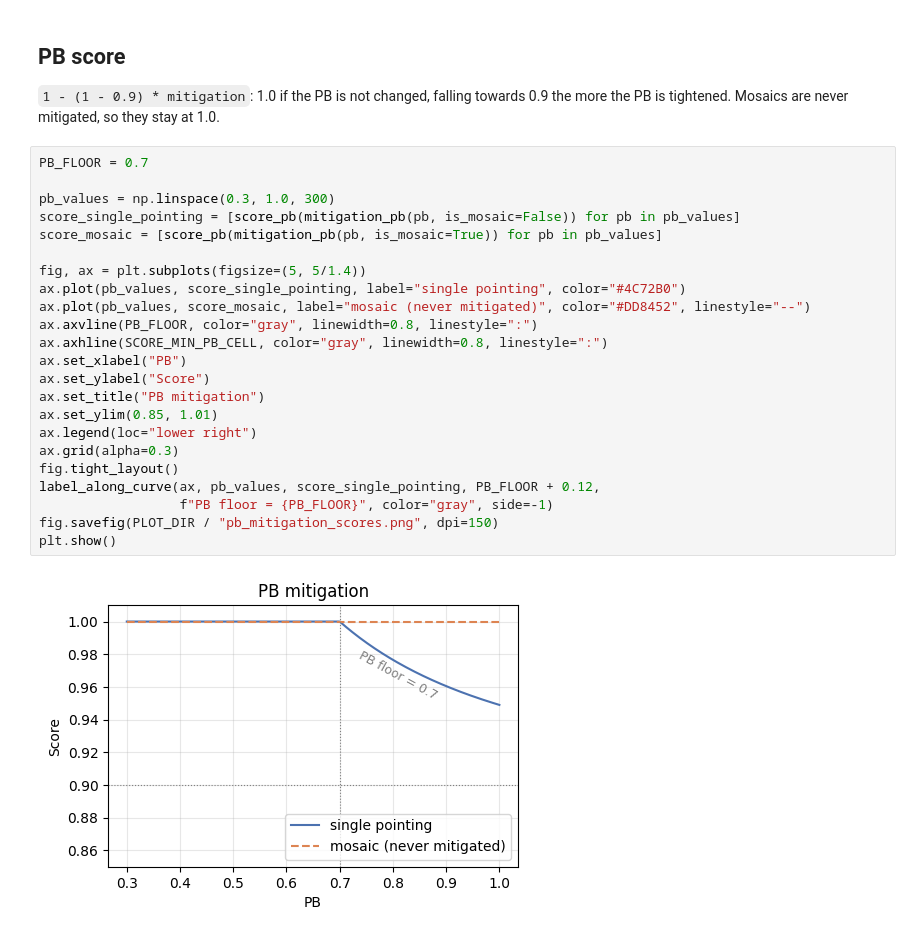
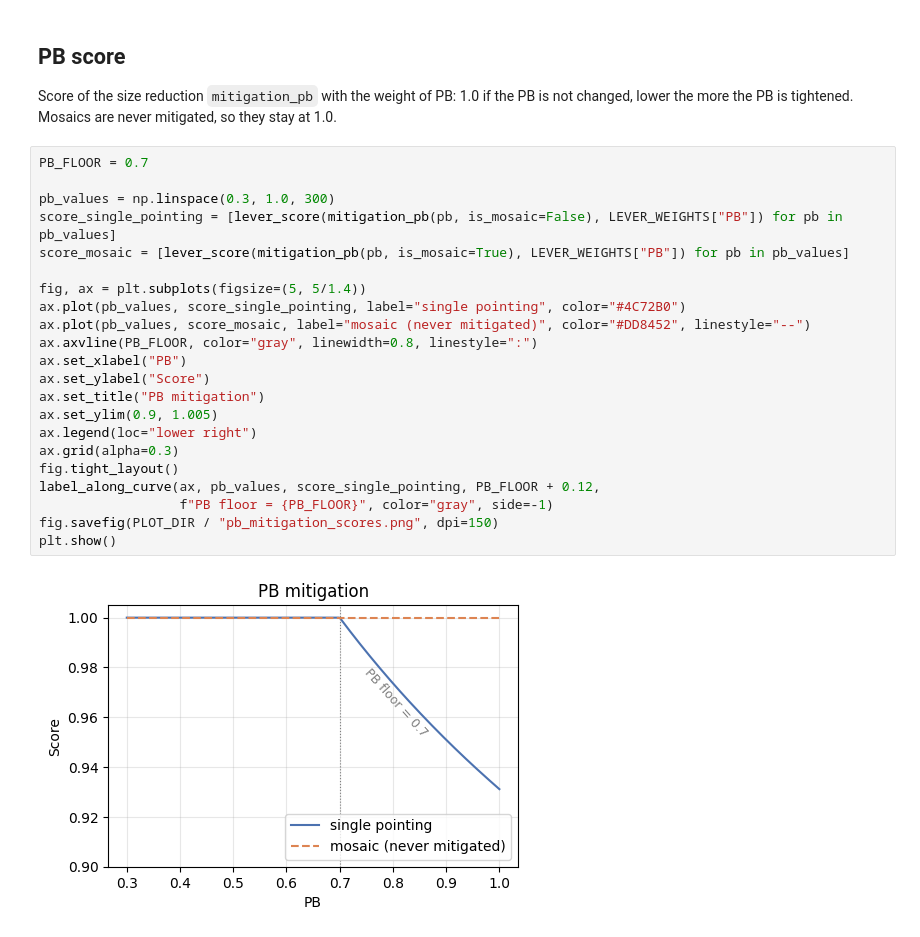
Before and after one commit to lukas-neumann-astro/alma_pipeline_smart_mitigation, a Jupyter notebook: diagnostic_plots_mitigation_scores.ipynb, the cells around one changed output. Cells and saved outputs as stored; diff of their text form.

```diff
--- a/diagnostic_plots_mitigation_scores.ipynb
+++ b/diagnostic_plots_mitigation_scores.ipynb
@@ -85,32 +112,31 @@ plt.show()
 # %% [markdown]
 ## PB score
 
-`1 - (1 - 0.9) * mitigation`: 1.0 if the PB is not changed, falling towards 0.9 the more the PB is tightened. Mosaics are never mitigated, so they stay at 1.0.
+Score of the size reduction `mitigation_pb` with the weight of PB: 1.0 if the PB is not changed, lower the more the PB is tightened. Mosaics are never mitigated, so they stay at 1.0.
 # %%
 PB_FLOOR = 0.7
 
 pb_values = np.linspace(0.3, 1.0, 300)
-score_single_pointing = [score_pb(mitigation_pb(pb, is_mosaic=False)) for pb in pb_values]
-score_mosaic = [score_pb(mitigation_pb(pb, is_mosaic=True)) for pb in pb_values]
+score_single_pointing = [lever_score(mitigation_pb(pb, is_mosaic=False), LEVER_WEIGHTS["PB"]) for pb in pb_values]
+score_mosaic = [lever_score(mitigation_pb(pb, is_mosaic=True), LEVER_WEIGHTS["PB"]) for pb in pb_values]
 
 fig, ax = plt.subplots(figsize=(5, 5/1.4))
 ax.plot(pb_values, score_single_pointing, label="single pointing", color="#4C72B0")
 ax.plot(pb_values, score_mosaic, label="mosaic (never mitigated)", color="#DD8452", linestyle="--")
 ax.axvline(PB_FLOOR, color="gray", linewidth=0.8, linestyle=":")
-ax.axhline(SCORE_MIN_PB_CELL, color="gray", linewidth=0.8, linestyle=":")
 ax.set_xlabel("PB")
 ax.set_ylabel("Score")
 ax.set_title("PB mitigation")
-ax.set_ylim(0.85, 1.01)
+ax.set_ylim(0.9, 1.005)
 ax.legend(loc="lower right")
 ax.grid(alpha=0.3)
 fig.tight_layout()
 label_along_curve(ax, pb_values, score_single_pointing, PB_FLOOR + 0.12,
                   f"PB floor = {PB_FLOOR}", color="gray", side=-1)
 fig.savefig(PLOT_DIR / "pb_mitigation_scores.png", dpi=150)
 plt.show()
 # %% [output]
-[figure, old version]
+[figure, new version]
 # %% [markdown]
 ## hm_cell score
 
```
Also changed, not shown: parts of 14 cells of this notebook, 2 other files.
